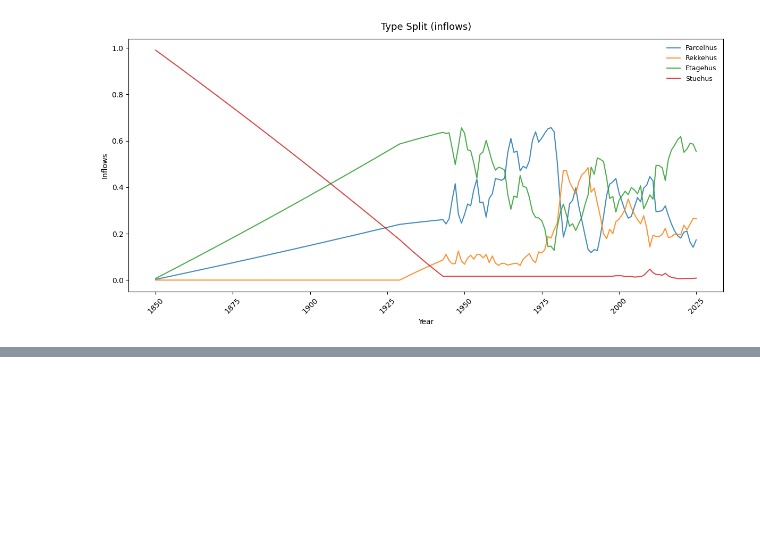
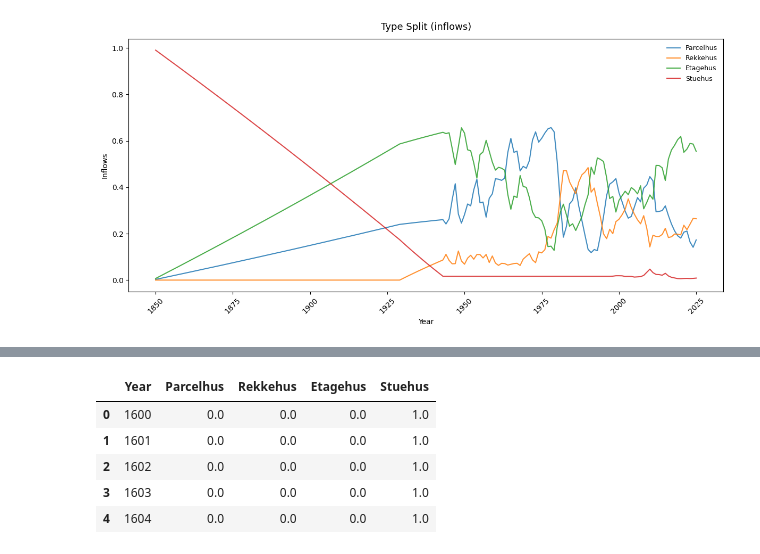
Before and after one commit to emilthestudious/TEP4290-project, a Jupyter notebook: type_split.ipynb, the cells around one changed output, grey strips where cells are left out. Saved outputs shown, nothing was run; the diff lists cells and outputs as text; code cells hidden in the pictures; blank space fills up the shorter version.

Commit message:
type_split_scen2

```diff
--- a/type_split.ipynb
+++ b/type_split.ipynb
@@ -442,0 +512,9 @@ final_type_split.to_excel('final_type_split.xlsx', index=False)
+# %%
+final_type_split.head()
+# %% [output]
+|  | Year | Parcelhus | Rekkehus | Etagehus | Stuehus |
+| 0 | 1600 | 0.0 | 0.0 | 0.0 | 1.0 |
+| 1 | 1601 | 0.0 | 0.0 | 0.0 | 1.0 |
+| 2 | 1602 | 0.0 | 0.0 | 0.0 | 1.0 |
+| 3 | 1603 | 0.0 | 0.0 | 0.0 | 1.0 |
+| 4 | 1604 | 0.0 | 0.0 | 0.0 | 1.0 |
```
Also changed, not shown: parts of 4 cells of this notebook, 4 other files.
